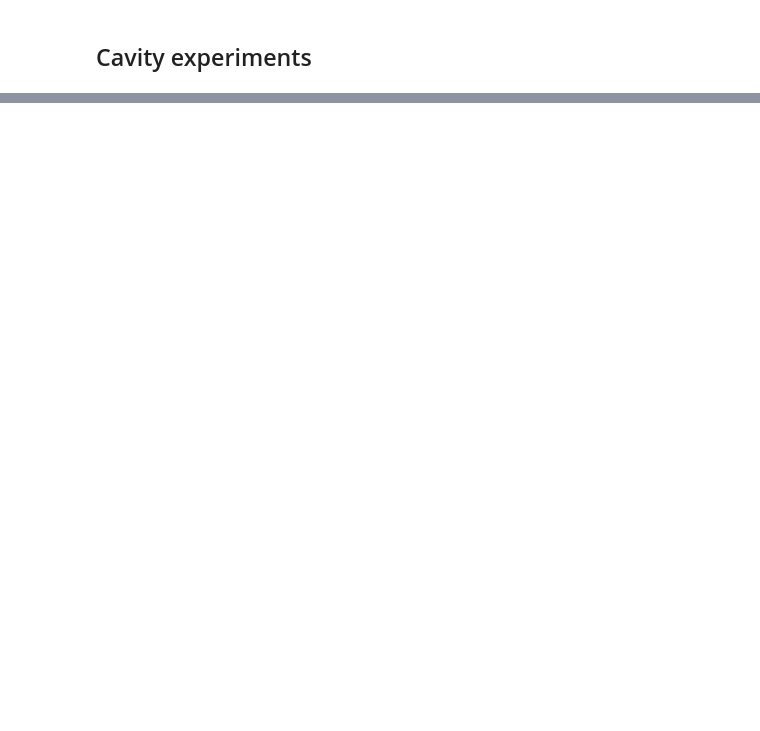
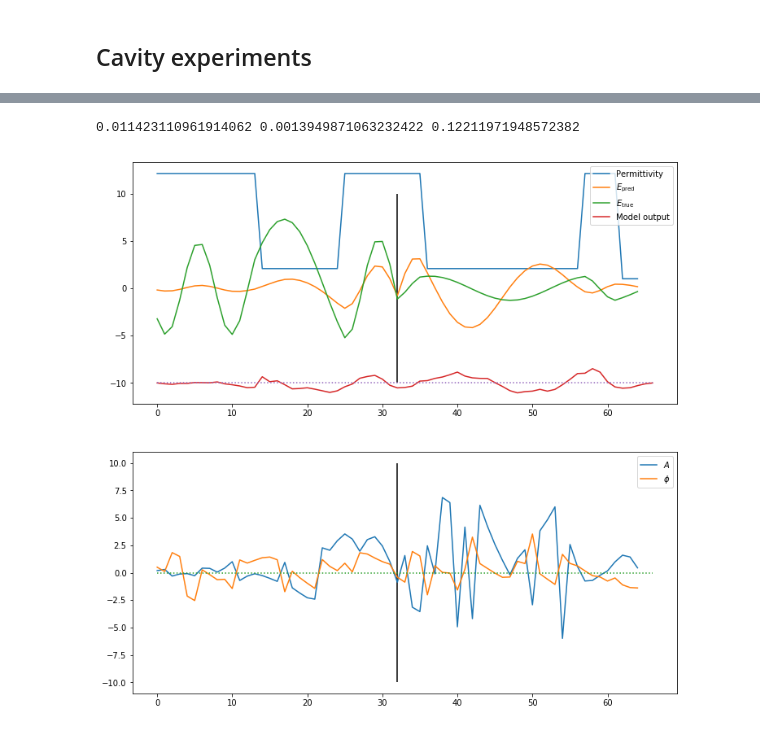
Before and after one commit to bencbartlett/neural-maxwell, a Jupyter notebook: CS229_Final_Project.ipynb, the cells around one changed output, grey strips where cells are left out. Drawn from its saved outputs; the diff is of its cells as text; code cells hidden in the pictures; blank space fills up the shorter version.

```diff
--- a/CS229_Final_Project.ipynb
+++ b/CS229_Final_Project.ipynb
@@ -215,0 +224,16 @@ class MaxwellDense(nn.Module):
+# %%
+# Device configuration
+device = torch.device('cpu')
+
+# Create a model
+model = MaxwellDense(supervised=False).to(device)
+# writer = SummaryWriter()
+
+# Create data loaders
+batch_size = 500
+
+# train_data = Perm1dDataset(perm_generator_vacuum, N=1000, infinite_mode=False)
+train_data = Perm1dDataset(lambda: perm_alternating_layers(s=65), N=1e5, infinite_mode=False)
+test_data = Perm1dDataset_test("datasets/test_1d_unsupervised.hdf5", "alternating_layers")
+train_loader = DataLoader(dataset=train_data, batch_size=batch_size, shuffle=True)
+test_loader = DataLoader(dataset=test_data, batch_size=1, shuffle=False)
@@ -215,0 +283,43 @@ class MaxwellDense(nn.Module):
+# %%
+model.load_state_dict(torch.load("model1d_nov28.ckpt"))
+# %%
+model.eval()
+
+# perms = perm_generator_vacuum()
+perms = perm_alternating_layers(s=65)
+# perms = perm_random_number_alternating_layers(s=65)
+# epsilons = train_loader.dataset[0][0]
+
+start = time()
+_, src_x, _, _, Ez = Cavity1D(cavity_buffer=16).solve(perms, omega=OMEGA_1550)
+sim_time = time() - start
+
+epsilons = torch.tensor([perms]).float()
+start = time()
+fields = model.get_fields(epsilons)
+network_time = time() - start
+
+A, phi = model.forward_amplitude_phase(epsilons)
+outputs = model(epsilons)[0].detach().numpy()
+
+print(sim_time, network_time, network_time / sim_time)
+
+f, ax = plt.subplots(2, 1, figsize=(12,12))
+ax[0].plot(epsilons[0].detach().numpy(), label="Permittivity")
+ax[0].plot(fields[0].detach().numpy(), label="$E_\mathrm{pred}$")
+ax[0].plot(np.imag(Ez)[16:-16], label="$E_\mathrm{true}$")
+ax[0].plot(-10 + 20*outputs, label="Model output")
+ax[0].plot(-10 * np.ones(outputs.shape), linestyle=':')
+ax[0].vlines(src_x, -10, 10)
+ax[0].legend()
+
+ax[1].plot(A[0].detach().numpy(), label="$A$")
+ax[1].plot(phi[0].detach().numpy(), label="$\phi$")
+ax[1].plot(np.zeros(outputs.shape), linestyle=':')
+ax[1].vlines(src_x, -10, 10)
+ax[1].legend()
+
+plt.show()
+# %% [output]
+0.011423110961914062 0.0013949871063232422 0.12211971948572382
+[figure, added]
```
Also changed, not shown: parts of 9 cells of this notebook, 2 other files.
